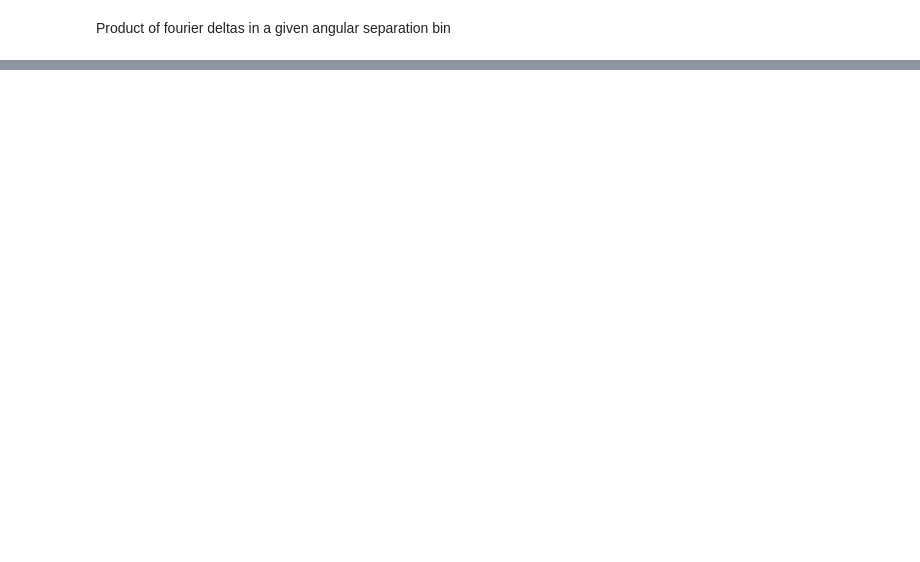
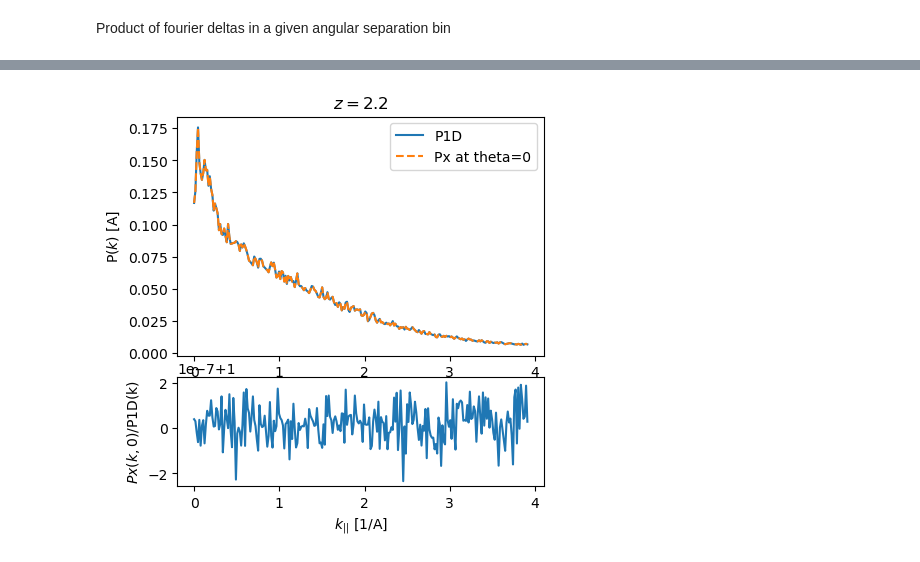
Before and after one commit to sindhusatyavolu/fourier_playground, a Jupyter notebook: fft_px/px_ML24.ipynb, the cells around one changed output, grey strips where cells are left out. Drawn from its saved outputs; the diff is of its cells as text; code cells hidden in the pictures; blank space fills up the shorter version.

```diff
--- a/fft_px/px_ML24.ipynb
+++ b/fft_px/px_ML24.ipynb
@@ -248,18 +275,27 @@ p1d_km = pw_A/N_FFT*1/N_skewers*np.sum(np.abs(pad_ft)**2,axis=0) # Ignored the r
 # %%
 ax1 = plt.subplot2grid((3, 4), (0, 0), colspan=3, rowspan=2)
 ax2 = plt.subplot2grid((3, 4), (2, 0), colspan=3,rowspan=2)
 ax1.plot(k_arr[:N_FFT//2],p1d_km[:N_FFT//2],label='P1D')
 ax1.plot(k_arr[:N_FFT//2],pw_A/N_FFT*1/N_skewers*Pcross[0][:N_FFT//2],label='Px at theta=0',linestyle='--')
 
+dat = np.load('p1d_z2p2_bin0p2.npz')
+#ax1.plot(dat['x'],dat['y'])
+
 ax2.plot(k_arr[:N_FFT//2],pw_A/N_FFT*1/N_skewers*Pcross[0][:N_FFT//2]/p1d_km[:N_FFT//2])
 #print(pw_A/N_FFT*1/N_skewers*Pcross[0][:N_FFT//2]/p1d_km[:N_FFT//2])
 #plt.plot(k_arr[:N_FFT//2],Pcross[0][:N_FFT//2]/p1d_km[:N_FFT//2])
 #print(Pcross[0][:N_FFT//2]/p1d_km[:N_FFT//2])
-ax1.set_title('$z=2.4$')
+ax1.set_title('$z=2.2$')
 ax2.set_xlabel('$k_{||}$ [1/A]')
 ax1.set_ylabel('P($k$) [A]')
 ax2.set_ylabel('$Px(k,0)$/P1D(k)')
 #ax1.set_xlim(-0.1,1)
 #ax2.set_xlim(-0.1,1)
 ax1.legend()
+data = np.loadtxt('/global/cfs/cdirs/desi/users/sindhu_s/fourier_playground/fft_px/p1d_foresflow_z3.csv',delimiter=',')
+#ax1.plot(data[:,0],data[:,1])
+#np.savez('p1d_ml24_z2p2_bin0p2.npz',x=k_arr[:N_FFT//2],y=p1d_km[:N_FFT//2],z=np.sum(np.abs(pad_ft)**2,axis=0)[:N_FFT//2])
 #plt.savefig('px_ml_vs_p1d_z2.4_ratio_zoom.png',dpi=400,bbox_inches='tight')
+plt.savefig('px_ml_vs_p1d_z2.4_ratio_10ktheta_bins.png',dpi=400,bbox_inches='tight')
+# %% [output]
+[figure, added]
```
Also changed, not shown: parts of 11 cells of this notebook, 27 other files.
